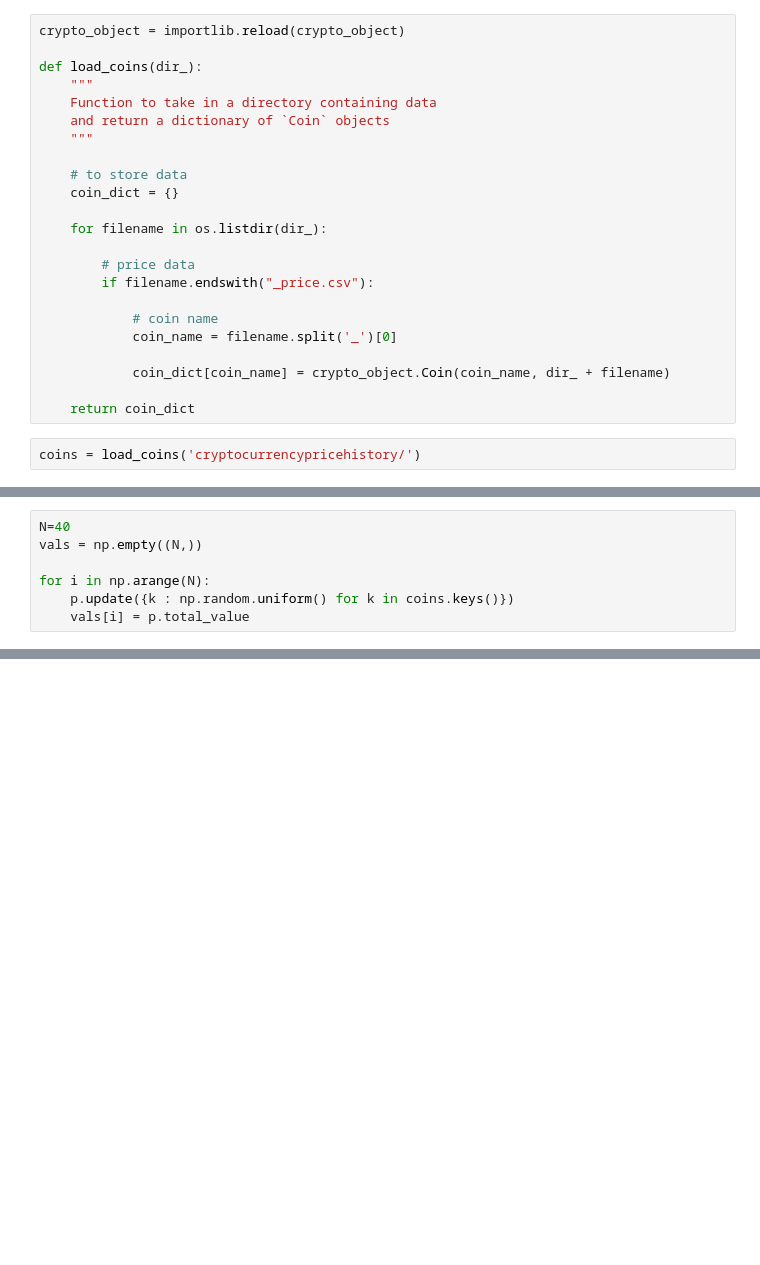
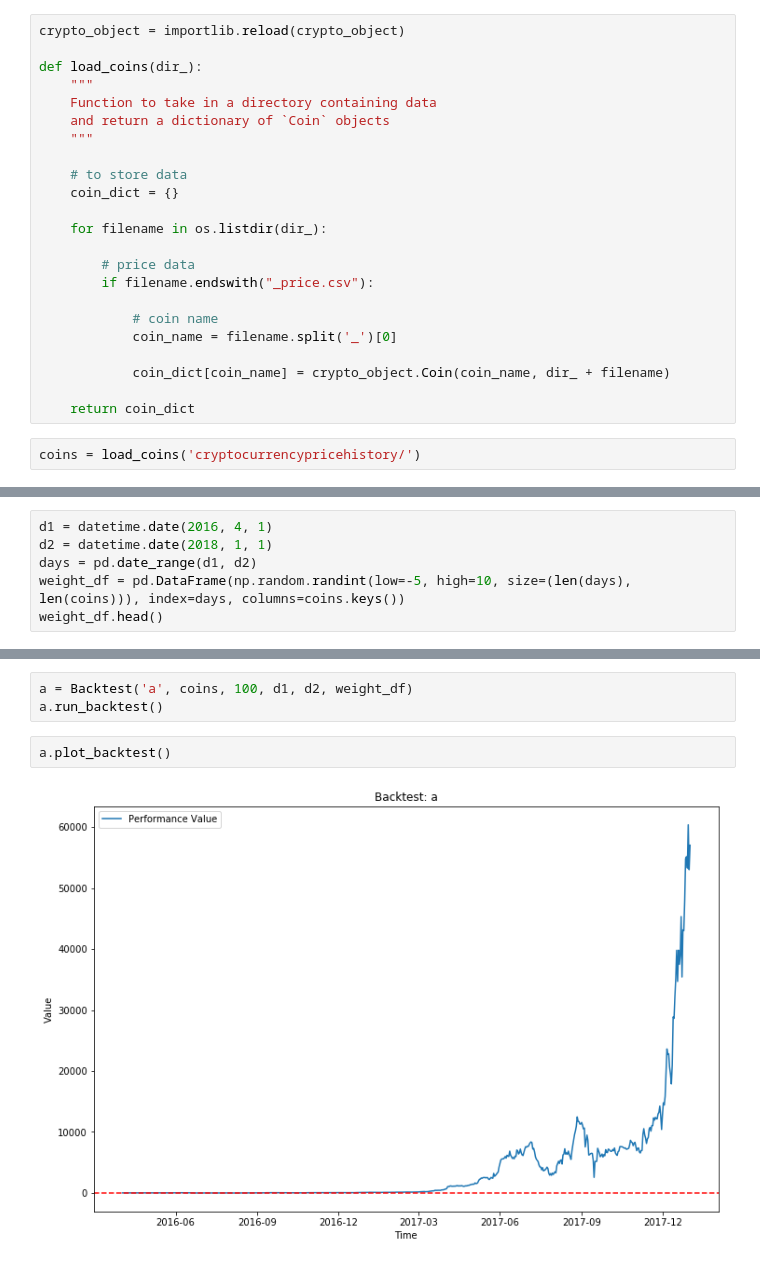
Before and after one commit to thewassermann/crypto109, a Jupyter notebook: Backtester.ipynb, the cells around one changed output, grey strips where cells are left out. Saved outputs shown, nothing was run; the diff lists cells and outputs as text; blank space fills up the shorter version.

```diff
--- a/Backtester.ipynb
+++ b/Backtester.ipynb
@@ -116,7 +38,0 @@ p = Portfolio(
-# %%
-N=40
-vals = np.empty((N,))
-
-for i in np.arange(N):
-    p.update({k : np.random.uniform() for k in coins.keys()})
-    vals[i] = p.total_value
@@ -127,0 +153,6 @@ plt.plot(vals)
+# %%
+d1 = datetime.date(2016, 4, 1)
+d2 = datetime.date(2018, 1, 1)
+days = pd.date_range(d1, d2)
+weight_df = pd.DataFrame(np.random.randint(low=-5, high=10, size=(len(days), len(coins))), index=days, columns=coins.keys())
+weight_df.head()
@@ -127,0 +166,7 @@ plt.plot(vals)
+# %%
+a = Backtest('a', coins, 100, d1, d2, weight_df)
+a.run_backtest()
+# %%
+a.plot_backtest()
+# %% [output]
+[figure, added]
```
Also changed, not shown: parts of 17 cells of this notebook, 4 other files.
